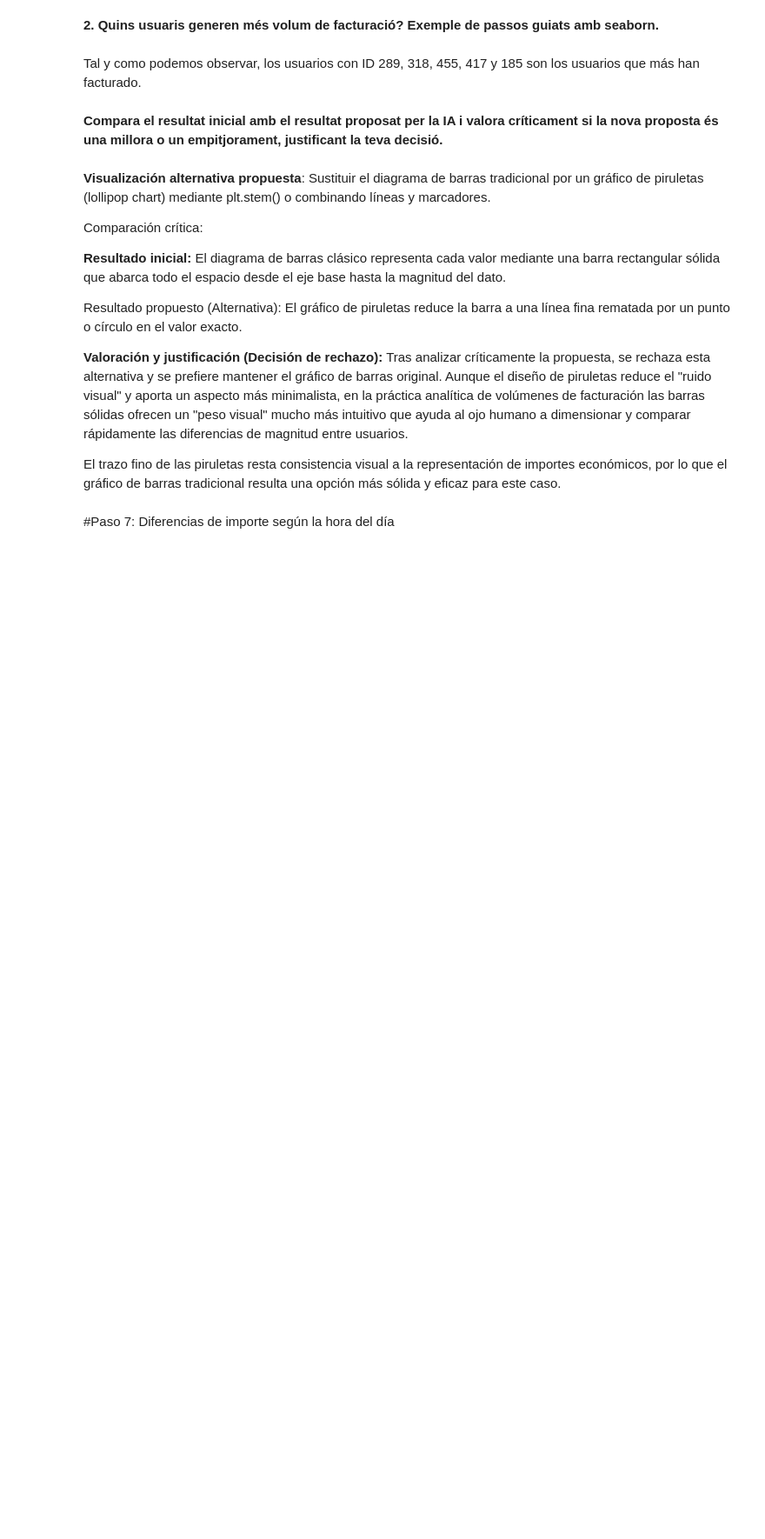
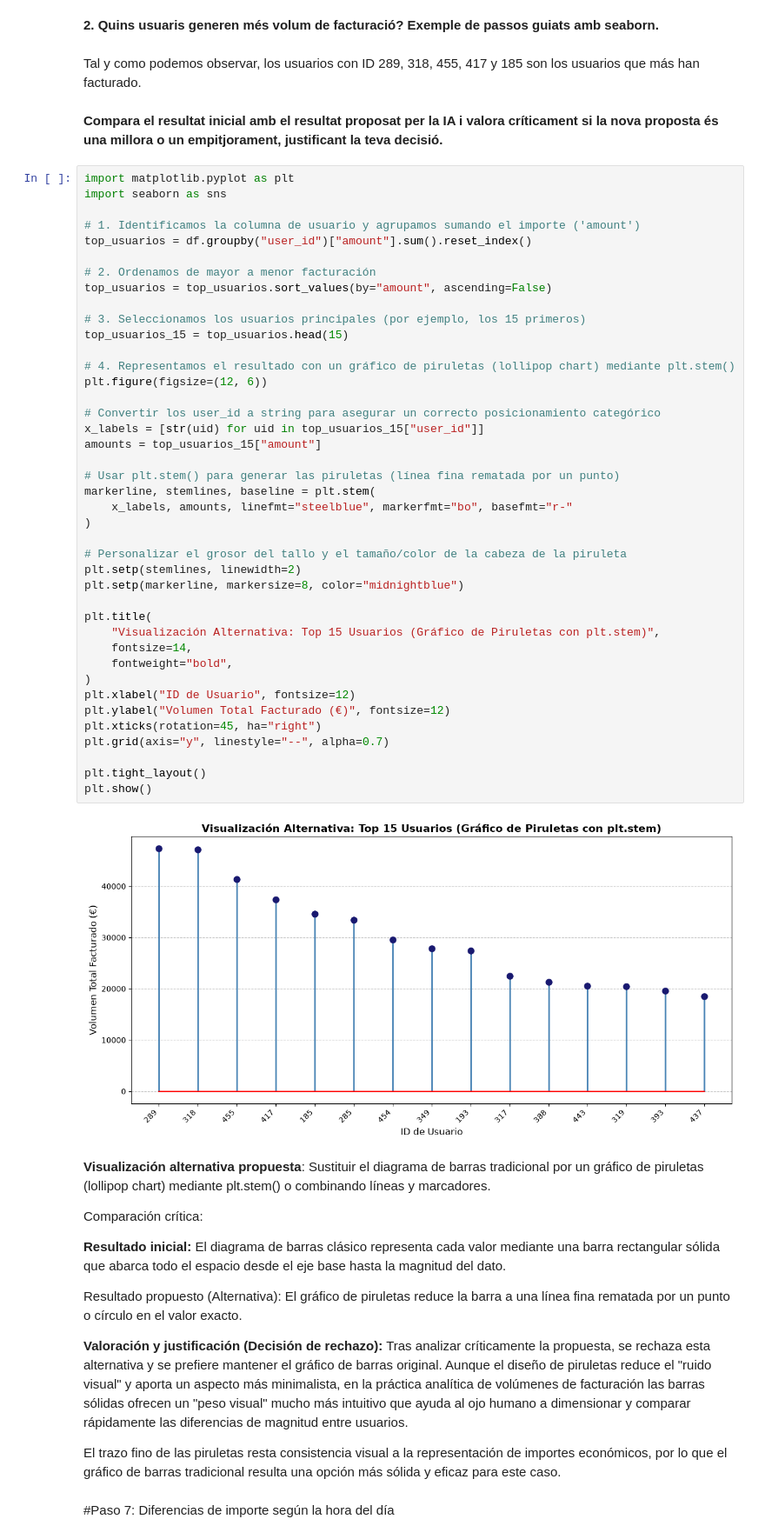
Before and after one commit to Alecs400/SQL., a Jupyter notebook: Sprint_9.ipynb, the cells around one changed output. Shown at 87% size. Saved outputs shown, nothing was run; the diff lists cells and outputs as text; blank space fills up the shorter version.

```diff
--- a/Sprint_9.ipynb
+++ b/Sprint_9.ipynb
@@ -235,6 +281,49 @@ plt.show()
 Tal y como podemos observar, los usuarios con ID 289, 318, 455, 417 y 185 son los usuarios que más han facturado.
 # %% [markdown]
 **Compara el resultat inicial amb el resultat proposat per la IA i valora críticament si la nova proposta és una millora o un empitjorament, justificant la teva decisió.**
+# %%
+import matplotlib.pyplot as plt
+import seaborn as sns
+
+# 1. Identificamos la columna de usuario y agrupamos sumando el importe ('amount')
+top_usuarios = df.groupby("user_id")["amount"].sum().reset_index()
+
+# 2. Ordenamos de mayor a menor facturación
+top_usuarios = top_usuarios.sort_values(by="amount", ascending=False)
+
+# 3. Seleccionamos los usuarios principales (por ejemplo, los 15 primeros)
+top_usuarios_15 = top_usuarios.head(15)
+
+# 4. Representamos el resultado con un gráfico de piruletas (lollipop chart) mediante plt.stem()
+plt.figure(figsize=(12, 6))
+
+# Convertir los user_id a string para asegurar un correcto posicionamiento categórico
+x_labels = [str(uid) for uid in top_usuarios_15["user_id"]]
+amounts = top_usuarios_15["amount"]
+
+# Usar plt.stem() para generar las piruletas (línea fina rematada por un punto)
+markerline, stemlines, baseline = plt.stem(
+    x_labels, amounts, linefmt="steelblue", markerfmt="bo", basefmt="r-"
+)
+
+# Personalizar el grosor del tallo y el tamaño/color de la cabeza de la piruleta
+plt.setp(stemlines, linewidth=2)
+plt.setp(markerline, markersize=8, color="midnightblue")
+
+plt.title(
+    "Visualización Alternativa: Top 15 Usuarios (Gráfico de Piruletas con plt.stem)",
+    fontsize=14,
+    fontweight="bold",
+)
+plt.xlabel("ID de Usuario", fontsize=12)
+plt.ylabel("Volumen Total Facturado (€)", fontsize=12)
+plt.xticks(rotation=45, ha="right")
+plt.grid(axis="y", linestyle="--", alpha=0.7)
+
+plt.tight_layout()
+plt.show()
+# %% [output]
+[figure, added]
 # %% [markdown]
 **Visualización alternativa propuesta**: Sustituir el diagrama de barras tradicional por un gráfico de piruletas (lollipop chart) mediante plt.stem() o combinando líneas y marcadores.
 
```
Also changed, not shown: parts of 3 cells of this notebook.
